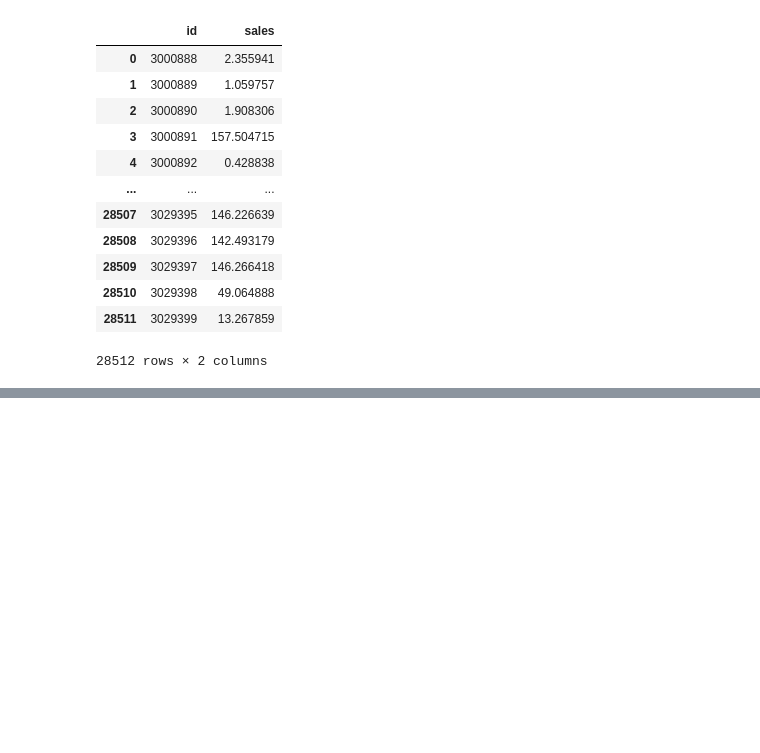
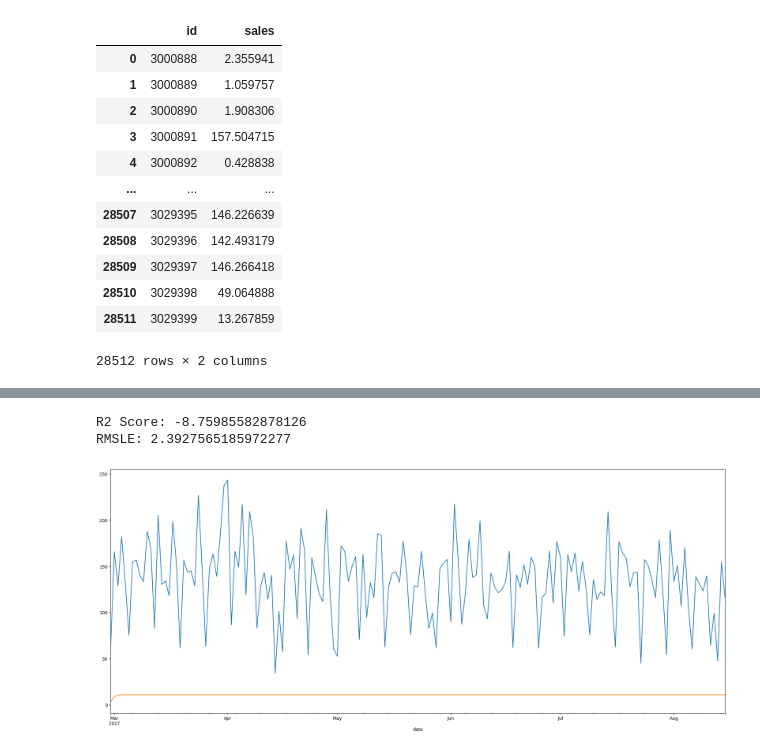
Before and after one commit to Nasibul/e-commerce, a Jupyter notebook: Advanced ARIMA/RNN & LSTM.ipynb, the cells around one changed output, grey strips where cells are left out. Drawn from its saved outputs; the diff is of its cells as text; code cells hidden in the pictures; blank space fills up the shorter version.

```diff
--- a/Advanced ARIMA/RNN & LSTM.ipynb
+++ b/Advanced ARIMA/RNN & LSTM.ipynb
@@ -573,0 +726,6 @@ lstm_submission.to_csv('LSTM_submission.csv', header=True, index=False)
+# %%
+compare('1_DELI')
+# %% [output]
+R2 Score: -8.75985582878126
+RMSLE: 2.3927565185972277
+[figure, added]
```
Also changed, not shown: parts of 14 cells of this notebook, 16 other files.
